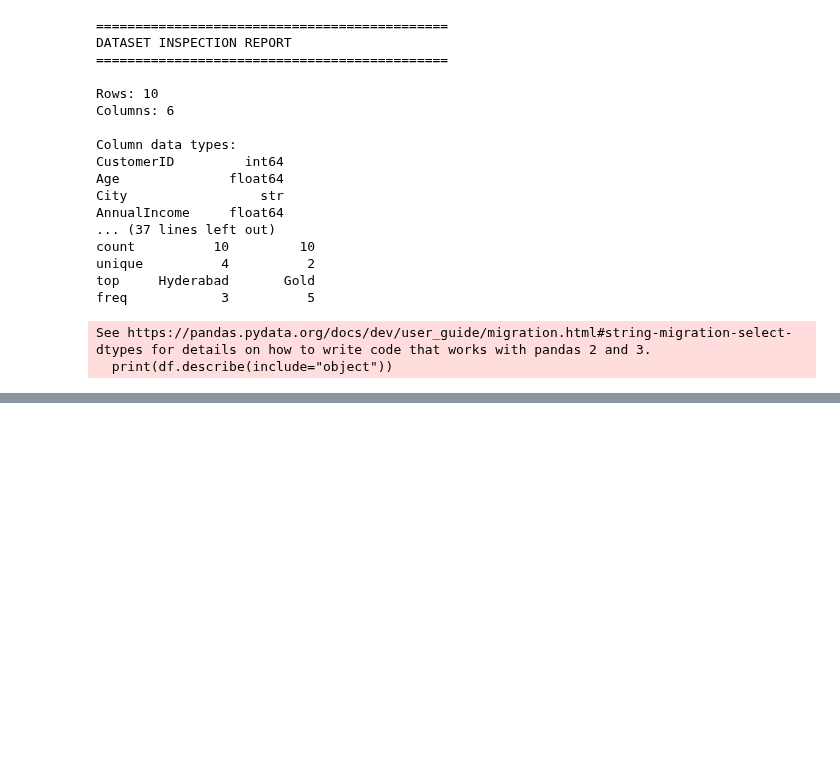
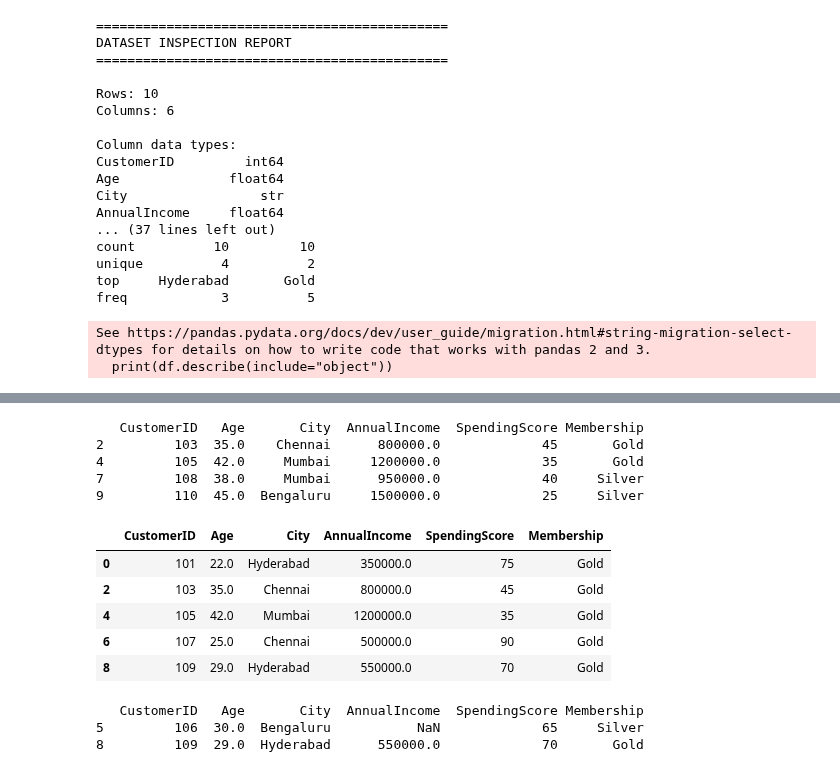
Before and after one commit to siddardha-007/nupa-ml-project, a Jupyter notebook: notebooks/03_pandas_fundamentals.ipynb, the cells around one changed output, grey strips where cells are left out. Saved outputs shown, nothing was run; the diff lists cells and outputs as text; code cells hidden in the pictures; blank space fills up the shorter version.

```diff
--- a/notebooks/03_pandas_fundamentals.ipynb
+++ b/notebooks/03_pandas_fundamentals.ipynb
@@ -406,0 +498,34 @@ See https://pandas.pydata.org/docs/dev/user_guide/migration.html#string-migratio
+# %%
+older_customers = df[df["Age"] > 30]
+
+print(older_customers)
+# %% [output]
+   CustomerID   Age       City  AnnualIncome  SpendingScore Membership
+2         103  35.0    Chennai      800000.0             45       Gold
+4         105  42.0     Mumbai     1200000.0             35       Gold
+7         108  38.0     Mumbai      950000.0             40     Silver
+9         110  45.0  Bengaluru     1500000.0             25     Silver
+# %%
+df[df["AnnualIncome"] >= 800000]
+df[df["SpendingScore"] < 50]
+df[df["City"] == "Hyderabad"]
+df[df["Membership"] == "Gold"]
+# %% [output]
+|  | CustomerID | Age | City | AnnualIncome | SpendingScore | Membership |
+| 0 | 101 | 22.0 | Hyderabad | 350000.0 | 75 | Gold |
+| 2 | 103 | 35.0 | Chennai | 800000.0 | 45 | Gold |
+| 4 | 105 | 42.0 | Mumbai | 1200000.0 | 35 | Gold |
+| 6 | 107 | 25.0 | Chennai | 500000.0 | 90 | Gold |
+| 8 | 109 | 29.0 | Hyderabad | 550000.0 | 70 | Gold |
+# %%
+# Customers older than 25 AND spending score above 60
+result = df[
+    (df["Age"] > 25) &
+    (df["SpendingScore"] > 60)
+]
+
+print(result)
+# %% [output]
+   CustomerID   Age       City  AnnualIncome  SpendingScore Membership
+5         106  30.0  Bengaluru           NaN             65     Silver
+8         109  29.0  Hyderabad      550000.0             70       Gold
```
Also changed, not shown: parts of 12 cells of this notebook, 2 other files.
